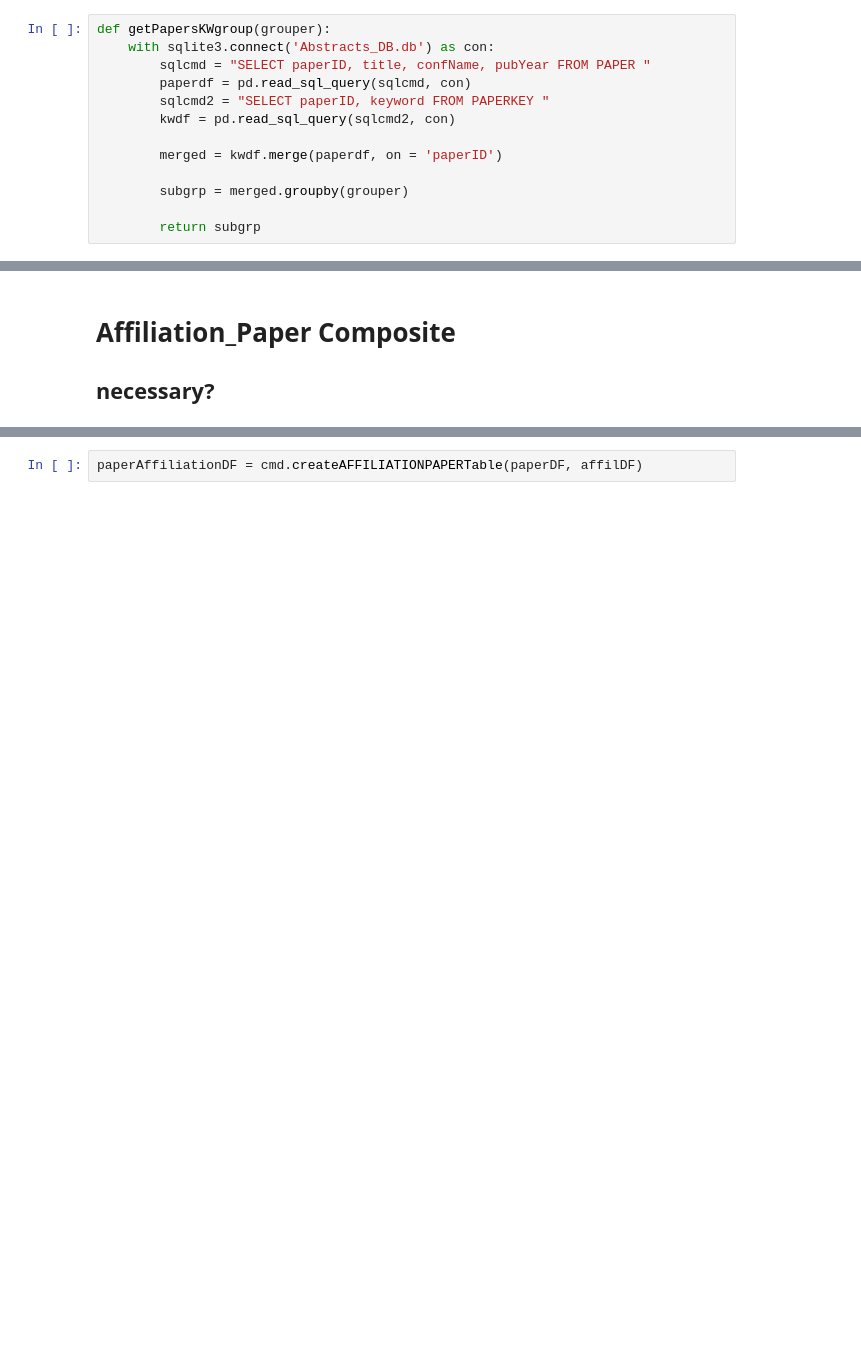
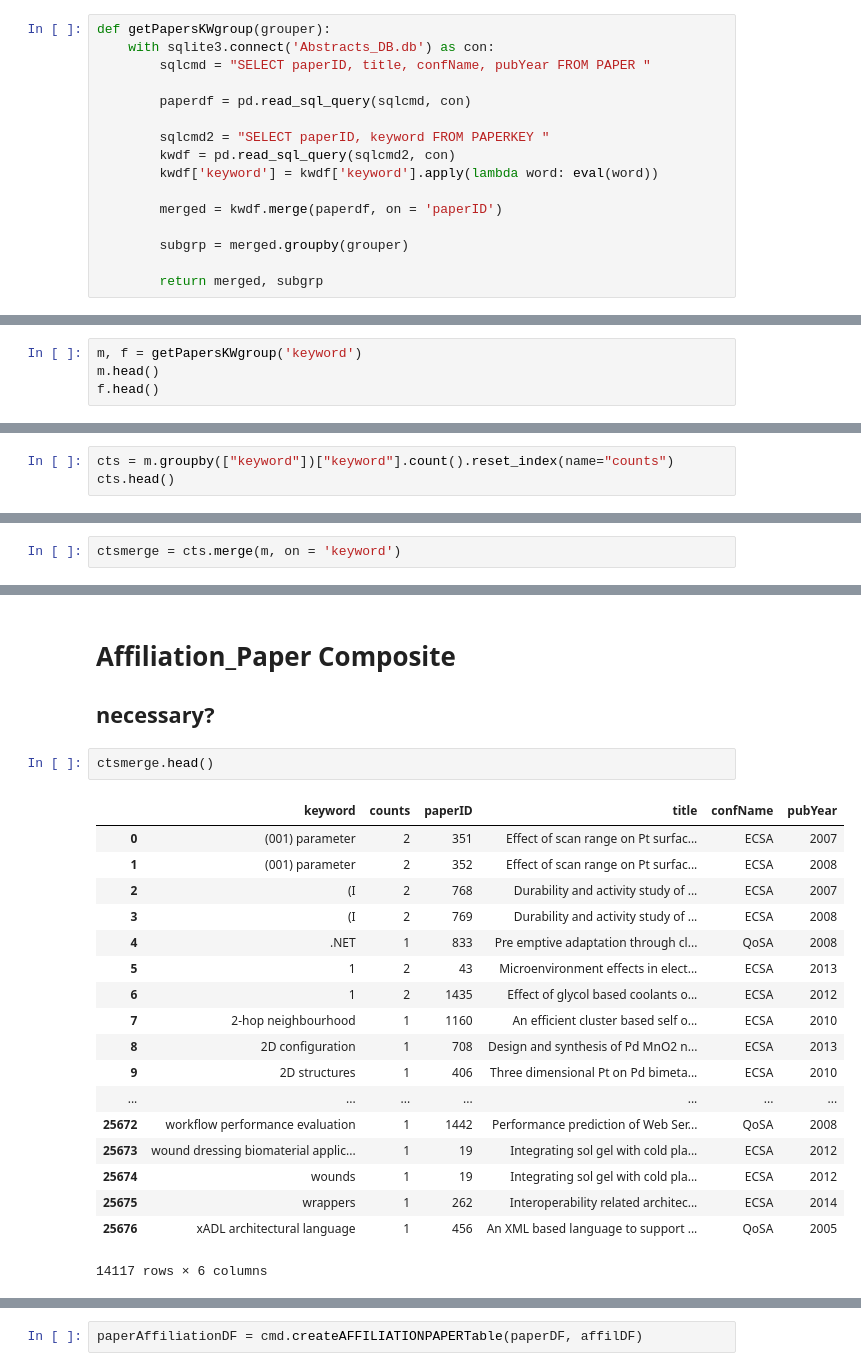
Before and after one commit to noveroa/DataBases, a Jupyter notebook: sqlStart/newSqlNotebooknew_compositesadded.ipynb, the cells around one changed output, grey strips where cells are left out. Drawn from its saved outputs; the diff is of its cells as text; blank space fills up the shorter version.

```diff
--- a/sqlStart/newSqlNotebooknew_compositesadded.ipynb
+++ b/sqlStart/newSqlNotebooknew_compositesadded.ipynb
@@ -284,15 +118,18 @@ paperKey.head()
 def getPapersKWgroup(grouper):
     with sqlite3.connect('Abstracts_DB.db') as con:
         sqlcmd = "SELECT paperID, title, confName, pubYear FROM PAPER "
+
         paperdf = pd.read_sql_query(sqlcmd, con)
+
         sqlcmd2 = "SELECT paperID, keyword FROM PAPERKEY "
         kwdf = pd.read_sql_query(sqlcmd2, con)
+        kwdf['keyword'] = kwdf['keyword'].apply(lambda word: eval(word))
 
         merged = kwdf.merge(paperdf, on = 'paperID')
 
         subgrp = merged.groupby(grouper)
 
-        return subgrp
+        return merged, subgrp
 # %%
 paperKeyword = paperKey.groupby('paperID').count()
 paperKwYr = paperKey.groupby('pubYear')
@@ -354,0 +193,4 @@ KeywordFreq.get_group('aspectual concept')
+# %%
+m, f = getPapersKWgroup('keyword')
+m.head()
+f.head()
@@ -354,0 +216,3 @@ KeywordFreq.get_group('aspectual concept')
+# %%
+cts = m.groupby(["keyword"])["keyword"].count().reset_index(name="counts")
+cts.head()
@@ -354,0 +226,2 @@ KeywordFreq.get_group('aspectual concept')
+# %%
+ctsmerge = cts.merge(m, on = 'keyword')
@@ -355,3 +249,24 @@ KeywordFreq.get_group('aspectual concept')
 # %% [markdown]
 # Affiliation_Paper Composite
 ## necessary?
+# %%
+ctsmerge.head()
+# %% [output]
+|  | keyword | counts | paperID | title | confName | pubYear |
+| 0 | (001) parameter | 2 | 351 | Effect of scan range on Pt surfac... | ECSA | 2007 |
+| 1 | (001) parameter | 2 | 352 | Effect of scan range on Pt surfac... | ECSA | 2008 |
+| 2 | (I | 2 | 768 | Durability and activity study of ... | ECSA | 2007 |
+| 3 | (I | 2 | 769 | Durability and activity study of ... | ECSA | 2008 |
+| 4 | .NET | 1 | 833 | Pre emptive adaptation through cl... | QoSA | 2008 |
+| 5 | 1 | 2 | 43 | Microenvironment effects in elect... | ECSA | 2013 |
+| 6 | 1 | 2 | 1435 | Effect of glycol based coolants o... | ECSA | 2012 |
+| 7 | 2-hop neighbourhood | 1 | 1160 | An efficient cluster based self o... | ECSA | 2010 |
+| 8 | 2D configuration | 1 | 708 | Design and synthesis of Pd MnO2 n... | ECSA | 2013 |
+| 9 | 2D structures | 1 | 406 | Three dimensional Pt on Pd bimeta... | ECSA | 2010 |
+| ... | ... | ... | ... | ... | ... | ... |
+| 25672 | workflow performance evaluation | 1 | 1442 | Performance prediction of Web Ser... | QoSA | 2008 |
+| 25673 | wound dressing biomaterial applic... | 1 | 19 | Integrating sol gel with cold pla... | ECSA | 2012 |
+| 25674 | wounds | 1 | 19 | Integrating sol gel with cold pla... | ECSA | 2012 |
+| 25675 | wrappers | 1 | 262 | Interoperability related architec... | ECSA | 2014 |
+| 25676 | xADL architectural language | 1 | 456 | An XML based language to support ... | QoSA | 2005 |
+14117 rows × 6 columns
```
Also changed, not shown: parts of 42 cells of this notebook, 7 other files.
